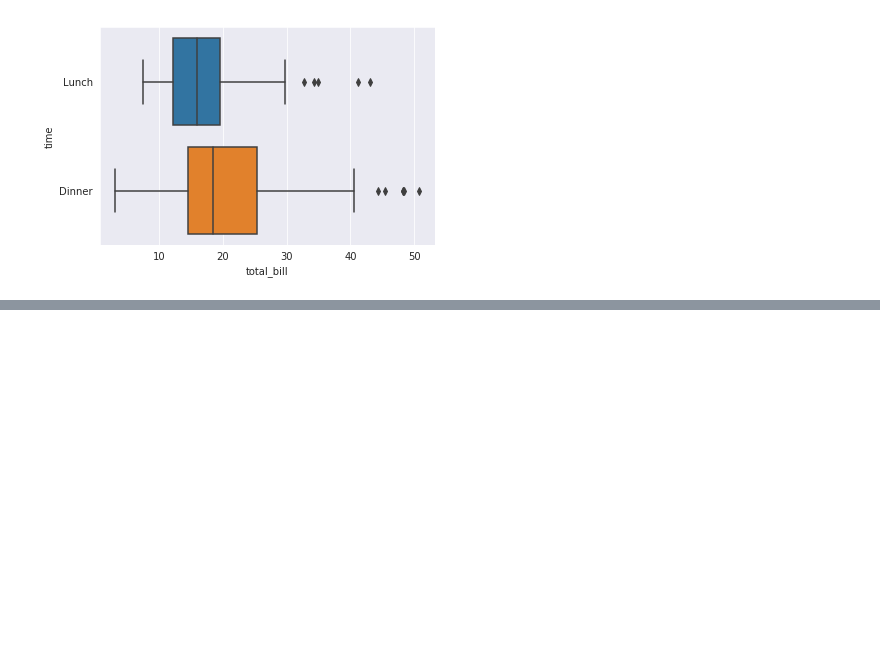
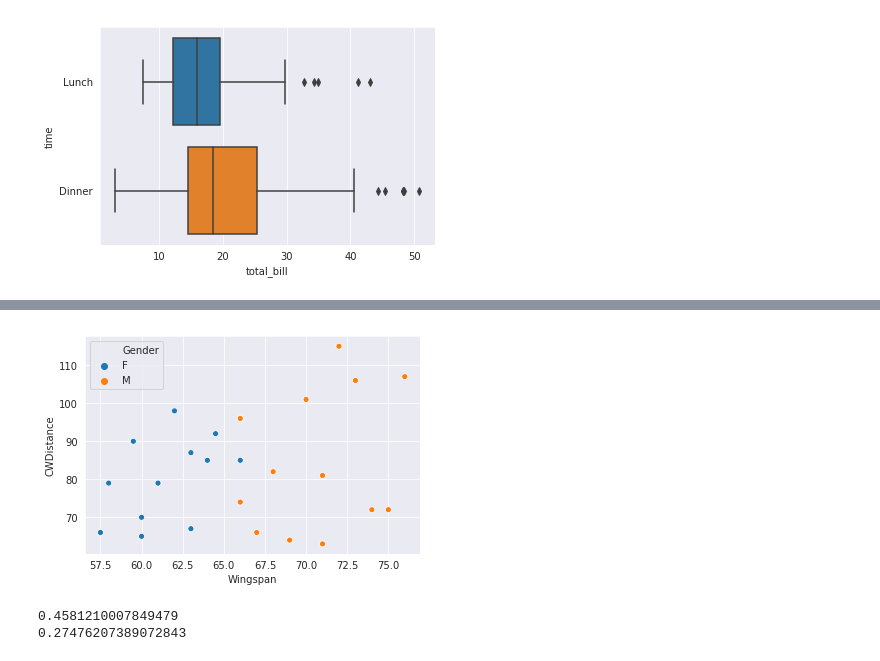
Before and after one commit to cercami/data-science, a Jupyter notebook: coursework/Certificate in Statistics with Python/statistics notes.ipynb, the cells around one changed output, grey strips where cells are left out. Saved outputs shown, nothing was run; the diff lists cells and outputs as text; code cells hidden in the pictures; blank space fills up the shorter version.

```diff
--- a/coursework/Certificate in Statistics with Python/statistics notes.ipynb
+++ b/coursework/Certificate in Statistics with Python/statistics notes.ipynb
@@ -131,0 +164,12 @@ sns.boxplot(x=df.total_bill, y=df.time);
+# %%
+sns.scatterplot(df.Wingspan, df.CWDistance, hue=df.Gender );
+# %% [output]
+[figure, added]
+# %%
+print(stats.pearsonr(df.loc[df.Gender == "F", 'CWDistance'], df.loc[df.Gender == "F", 'Wingspan'])[0])
+print(stats.pearsonr(df.loc[df.Gender == "M", 'CWDistance'], df.loc[df.Gender == "M", 'Wingspan'])[0])
+
+# But more linear for females than for males
+# %% [output]
+0.4581210007849479
+0.27476207389072843
```
Also changed, not shown: parts of 31 cells of this notebook, 3 other files.
